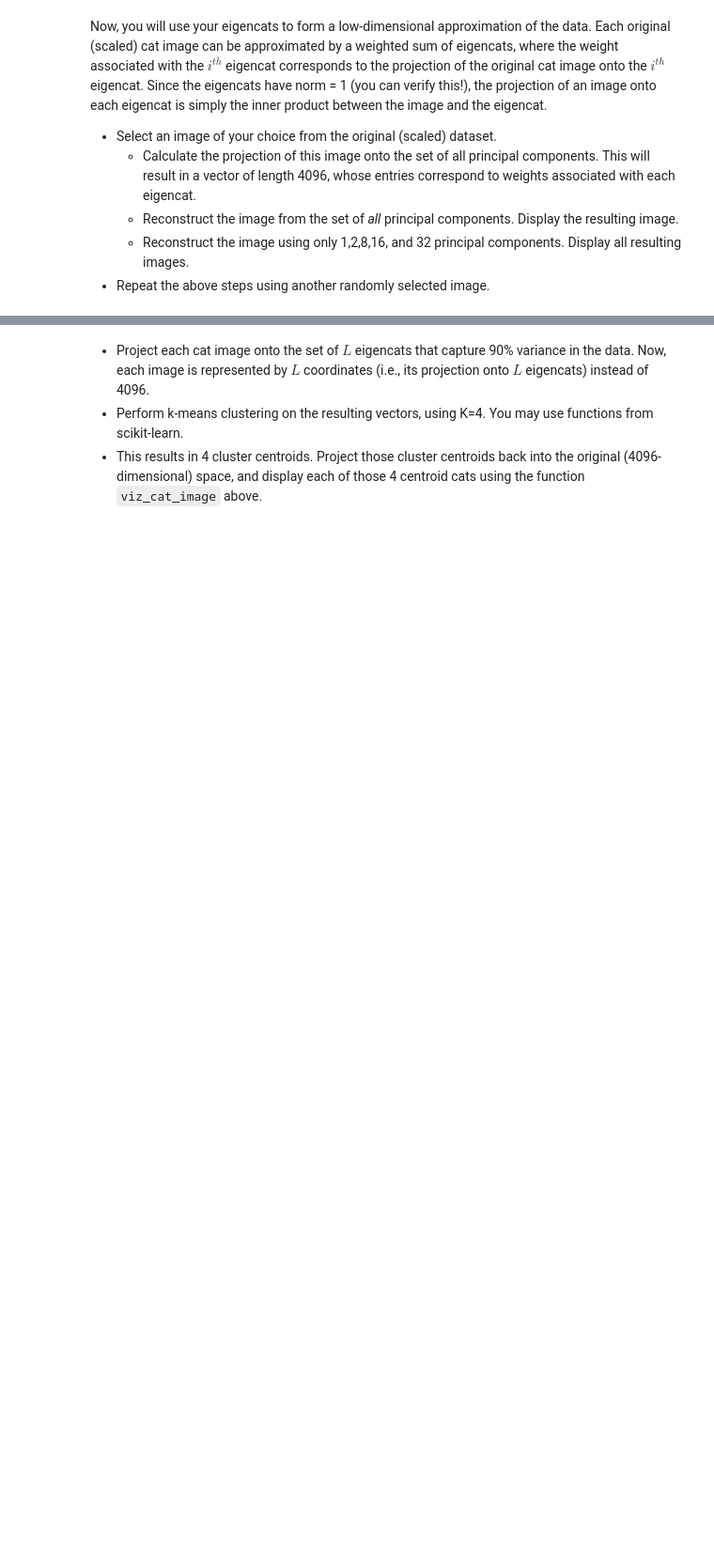
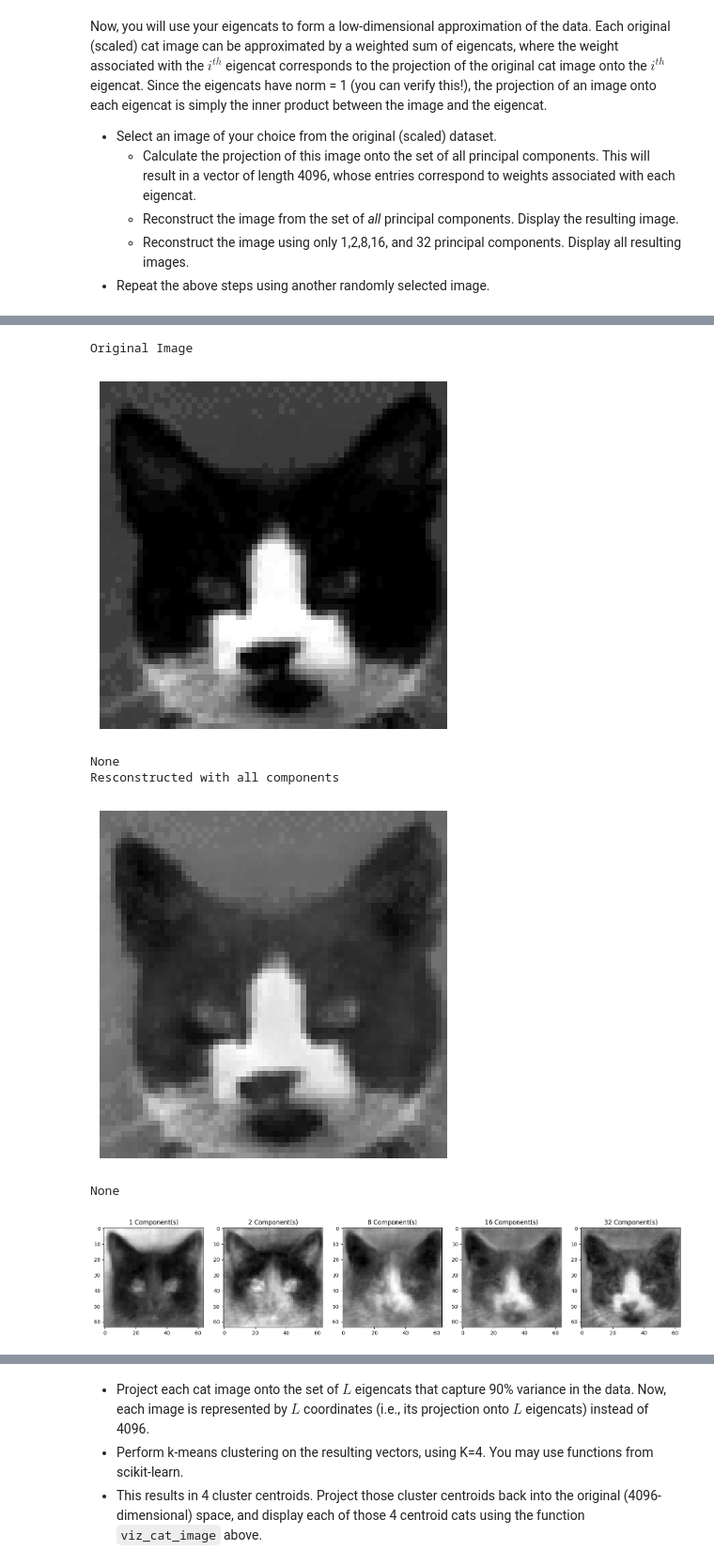
Before and after one commit to JayLi1209/cs4262-5262-2024S, a Jupyter notebook: Assignment5/Assignment5-PCA_Clustering.ipynb, the cells around one changed output, grey strips where cells are left out. Shown: that part at 94% size. Saved outputs shown, nothing was run; the diff lists cells and outputs as text; code cells hidden in the pictures; blank space fills up the shorter version.

```diff
--- a/Assignment5/Assignment5-PCA_Clustering.ipynb
+++ b/Assignment5/Assignment5-PCA_Clustering.ipynb
@@ -95,7 +95,7 @@ class PCA:
         self.data = self.data / np.std(self.data, axis=0)
 
         # Compute the covariance matrix
-        self.cov_matrix = np.cov(self.data.T)
+        self.cov_matrix = np.cov(self.data, rowvar=False)
 
         # Compute the eigenvalues and eigenvectors
         self.eigenvalues, self.eigenvectors = LA.eigh(self.cov_matrix)
@@ -131,7 +131,7 @@ pca = PCA(cat_matrix)
 fig, axes = plt.subplots(4, 4, figsize=(10, 10))
 for i in range(16):
     ax = axes[i//4, i%4]
-    vis_cat_image(pca.eigenvectors[:,i], axis=ax)
+    vis_cat_image(pca.eigenvectors.T[i], axis=ax)
     ax.set_title(f'EigenCat {i+1}')
 plt.tight_layout()
 plt.show()
@@ -163,0 +160,4 @@ Now, you will use your eigencats to form a low-dimensional approximation of the
+# %%
+# verify each eigencat have norm 1
+for i in range(16):
+    print(f'Norm of EigenCat {i+1}: {LA.norm(pca.eigenvectors[:,i])}')
@@ -163,0 +181,33 @@ Now, you will use your eigencats to form a low-dimensional approximation of the
+# %%
+# Select an image and reconstruct it using different number of components
+image_idx = 0
+image = cat_matrix[image_idx]
+
+#print a title for the image
+print('Original Image')
+print(vis_cat_image(image))
+
+# calculate the projection of the image onto all principal components
+projection = pca.project(len(cat_matrix))
+
+ # reconstruct the image using all principal components
+reconstruction = pca.reconstruct(len(cat_matrix))
+print('Resconstructed with all components')
+print(vis_cat_image(reconstruction[image_idx]))
+
+# reconstruct the image using 1 principal component
+components = [1,2,8,16,32];
+fig, axes = plt.subplots(1, 5, figsize=(20, 4))
+for i, num_components in enumerate(components):
+    reconstruction = pca.reconstruct(num_components)
+    ax = axes[i]
+    vis_cat_image(reconstruction[image_idx], axis=ax)
+    ax.set_title(f'{num_components} Component(s)')
+# %% [output]
+Original Image
+[figure, added]
+None
+Resconstructed with all components
+[figure, added]
+None
+[figure, added]
```
Also changed, not shown: parts of 15 cells of this notebook.
